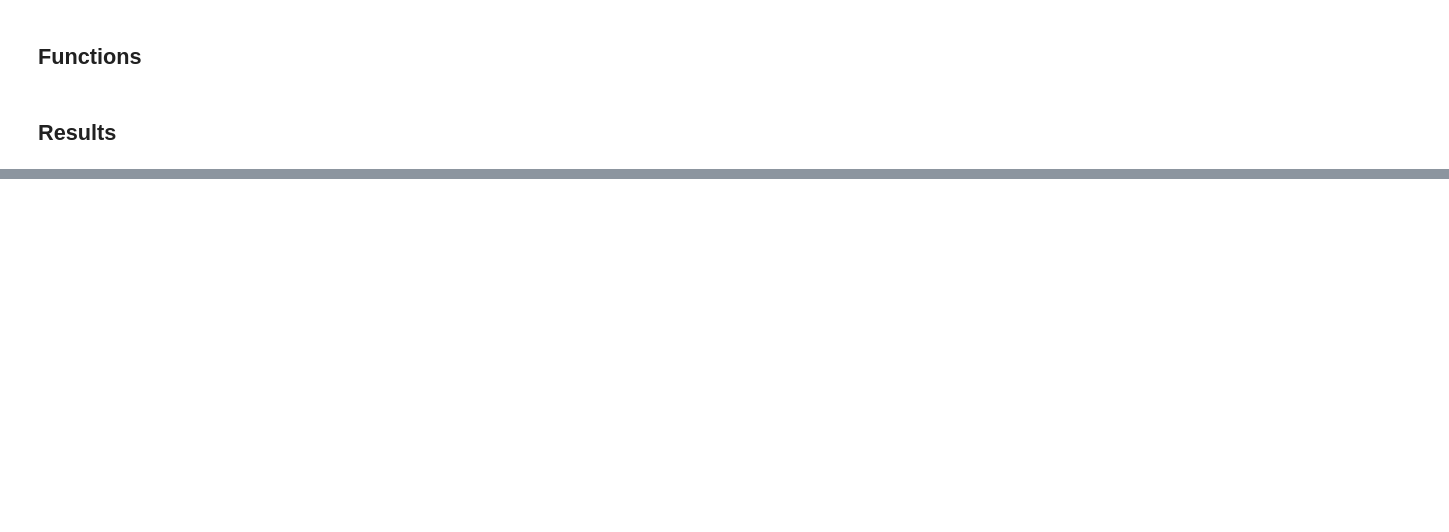
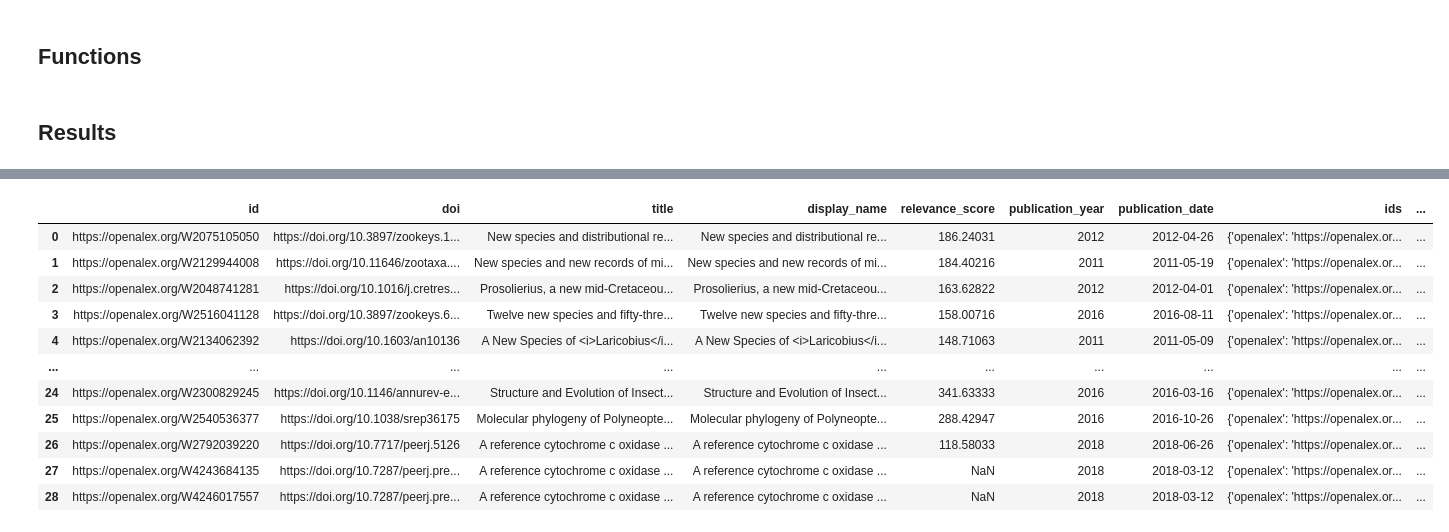
Before and after one commit to AgentschapPlantentuinMeise/Mapping-taxonomists, a Jupyter notebook: 1-1 Retrieving taxonomy articles.ipynb, the cells around one changed output, grey strips where cells are left out. Saved outputs shown, nothing was run; the diff lists cells and outputs as text; code cells hidden in the pictures; blank space fills up the shorter version.

```diff
--- a/1-1 Retrieving taxonomy articles.ipynb
+++ b/1-1 Retrieving taxonomy articles.ipynb
@@ -477,9 +227,0 @@ wordcloud_abstracts_json(insect_articles, "wordcloud_insect_orders_search_abstra
-# %%
-# convert to RLI
-order_freqs = {}
-
-for order in insect_orders:
-    count = len(insect_articles[insect_articles["order"]==order].index)
-    order_freqs[order] =  count
-
-order_freqs
@@ -505,0 +241,74 @@ Replicate RLIT: https://www.webofscience.com/wos/woscc/summary/275e564d-5643-4b7
+# %%
+# replicating WoS queries
+
+# search every insect order listed in the RLIT
+insect_orders = ["Coleoptera", "Hemiptera", "Diptera", "Lepidoptera", "Orthoptera",
+                 "Odonata", "Blattodea", "Ephemeroptera", "Psocodea", "Grylloblattodea",
+                 "Neuroptera", "Mecoptera", "Trichoptera", "Plecoptera", "Dermaptera",
+                 "Mantodea", "Siphonaptera", "Strepsiptera", "Embioptera", "Hymenoptera",
+                 "Phasmida", "Raphidioptera", "Isoptera", "Megaloptera", "Thysanoptera",
+                 "Zygentoma", "Mantophasmatodea", "Archaeognatha", "Zoraptera"]
+insect_articles = pd.DataFrame()
+
+for order in insect_orders:
+    start = time.time()
+    results = []
+
+    # search each of the WoS search terms in abstract or title or concepts
+    # the order must also be found in abstract or title (only some orders exist as concepts)
+    # OpenAlex OR function in search not useable because it excludes results with both search terms
+
+    # Plecoptera AND
+    for query in ["title.search:"+order+",title.search:%22new species%22", # OR "new species"
+                  "title.search:"+order+",abstract.search:new species",
+                  "title.search:%22new species%22,abstract.search:"+order,
+                  "abstract.search:"+order+" new species",
+
+                  "title.search:"+order+" AND %22novel species%22", # OR "novel species"
+                  "title.search:"+order+",abstract.search:novel species",
+                  "title.search:%22novel species%22,abstract.search:"+order,
+                  "abstract.search:"+order+" novel species",
+
+                  "title.search:"+order+" AND %22new genus%22", # OR "new genus"
+                  "title.search:"+order+",abstract.search:new genus",
+                  "title.search:%22new genus%22,abstract.search:"+order,
+                  "abstract.search:"+order+" new genus",
+
+                  "title.search:"+order+" AND %22new genera%22", # OR "new genera"
+                  "title.search:"+order+",abstract.search:new genera",
+                  "title.search:%22new genera%22,abstract.search:"+order,
+                  "abstract.search:"+order+" new genera",
+
+                  "title.search:"+order+" AND checklist", # OR "checklist"
+                  "title.search:"+order+",abstract.search:checklist",
+                  "title.search:checklist,abstract.search:"+order,
+                  "abstract.search:"+order+" checklist",
+
+                  "title.search:"+order+" AND taxonomy", # taxonom* (OpenAlex automatically stems)
+                  "title.search:"+order+",abstract.search:taxonomy",
+                  "title.search:taxonomy,abstract.search:"+order,
+                  "abstract.search:"+order+" taxonomy",
+
+                  # concepts
+                  "title.search:"+order+",concepts.id:C58642233", # taxonomy
+                  "abstract.search:"+order+",concepts.id:C58642233",
+
+                  "title.search:"+order+",concepts.id:C71640776", # taxon
+                  "abstract.search:"+order+",concepts.id:C71640776",
+
+                  "title.search:"+order+",concepts.id:C2779356329", # checklist
+                  "abstract.search:"+order+",concepts.id:C2779356329",
+                 ]:
+            articles = search_2011_2020(query)
+            results.append(articles)
+
+    # combine results and remove duplicates
+    order_articles = pd.concat(results, ignore_index=True).drop_duplicates(subset="id", ignore_index=True)
+    order_articles["order"] = order
+    insect_articles = pd.concat([insect_articles, order_articles])
+
+    end=time.time()
+    print(order + " done in "+str(end-start)+" seconds")
+
+insect_articles
+# %% [output]
@@ -505,0 +332,12 @@ Replicate RLIT: https://www.webofscience.com/wos/woscc/summary/275e564d-5643-4b7
+|  | id | doi | title | display_name | relevance_score | publication_year | publication_date | ids | ... |
+| 0 | https://openalex.org/W2075105050 | https://doi.org/10.3897/zookeys.1... | New species and distributional re... | New species and distributional re... | 186.24031 | 2012 | 2012-04-26 | {'openalex': 'https://openalex.or... | ... |
+| 1 | https://openalex.org/W2129944008 | https://doi.org/10.11646/zootaxa.... | New species and new records of mi... | New species and new records of mi... | 184.40216 | 2011 | 2011-05-19 | {'openalex': 'https://openalex.or... | ... |
+| 2 | https://openalex.org/W2048741281 | https://doi.org/10.1016/j.cretres... | Prosolierius, a new mid-Cretaceou... | Prosolierius, a new mid-Cretaceou... | 163.62822 | 2012 | 2012-04-01 | {'openalex': 'https://openalex.or... | ... |
+| 3 | https://openalex.org/W2516041128 | https://doi.org/10.3897/zookeys.6... | Twelve new species and fifty-thre... | Twelve new species and fifty-thre... | 158.00716 | 2016 | 2016-08-11 | {'openalex': 'https://openalex.or... | ... |
+| 4 | https://openalex.org/W2134062392 | https://doi.org/10.1603/an10136 | A New Species of <i>Laricobius</i... | A New Species of <i>Laricobius</i... | 148.71063 | 2011 | 2011-05-09 | {'openalex': 'https://openalex.or... | ... |
+| ... | ... | ... | ... | ... | ... | ... | ... | ... | ... |
+| 24 | https://openalex.org/W2300829245 | https://doi.org/10.1146/annurev-e... | Structure and Evolution of Insect... | Structure and Evolution of Insect... | 341.63333 | 2016 | 2016-03-16 | {'openalex': 'https://openalex.or... | ... |
+| 25 | https://openalex.org/W2540536377 | https://doi.org/10.1038/srep36175 | Molecular phylogeny of Polyneopte... | Molecular phylogeny of Polyneopte... | 288.42947 | 2016 | 2016-10-26 | {'openalex': 'https://openalex.or... | ... |
+| 26 | https://openalex.org/W2792039220 | https://doi.org/10.7717/peerj.5126 | A reference cytochrome c oxidase ... | A reference cytochrome c oxidase ... | 118.58033 | 2018 | 2018-06-26 | {'openalex': 'https://openalex.or... | ... |
+| 27 | https://openalex.org/W4243684135 | https://doi.org/10.7287/peerj.pre... | A reference cytochrome c oxidase ... | A reference cytochrome c oxidase ... | NaN | 2018 | 2018-03-12 | {'openalex': 'https://openalex.or... | ... |
+| 28 | https://openalex.org/W4246017557 | https://doi.org/10.7287/peerj.pre... | A reference cytochrome c oxidase ... | A reference cytochrome c oxidase ... | NaN | 2018 | 2018-03-12 | {'openalex': 'https://openalex.or... | ... |
```
Also changed, not shown: parts of 53 cells of this notebook, 6 other files.
